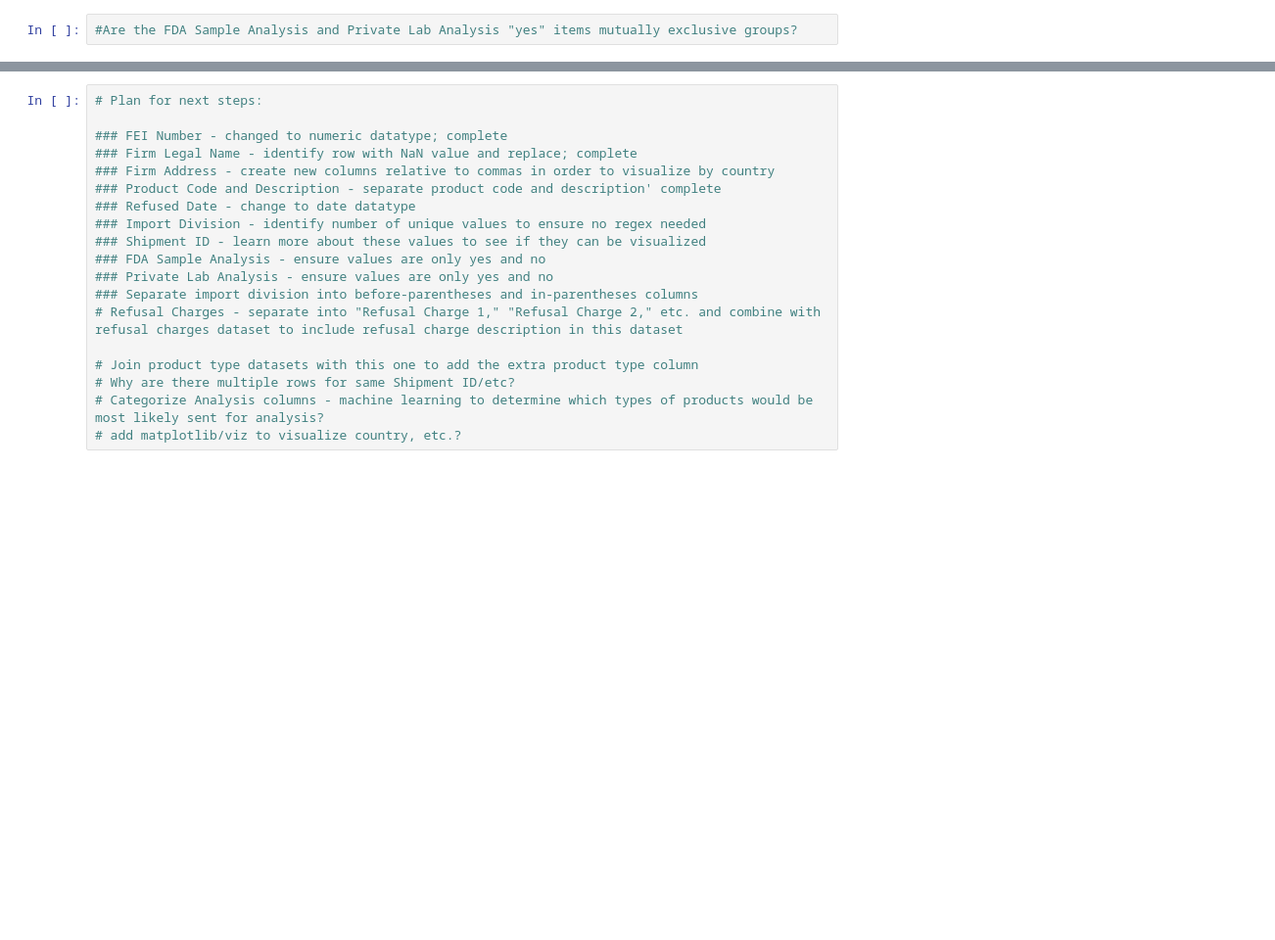
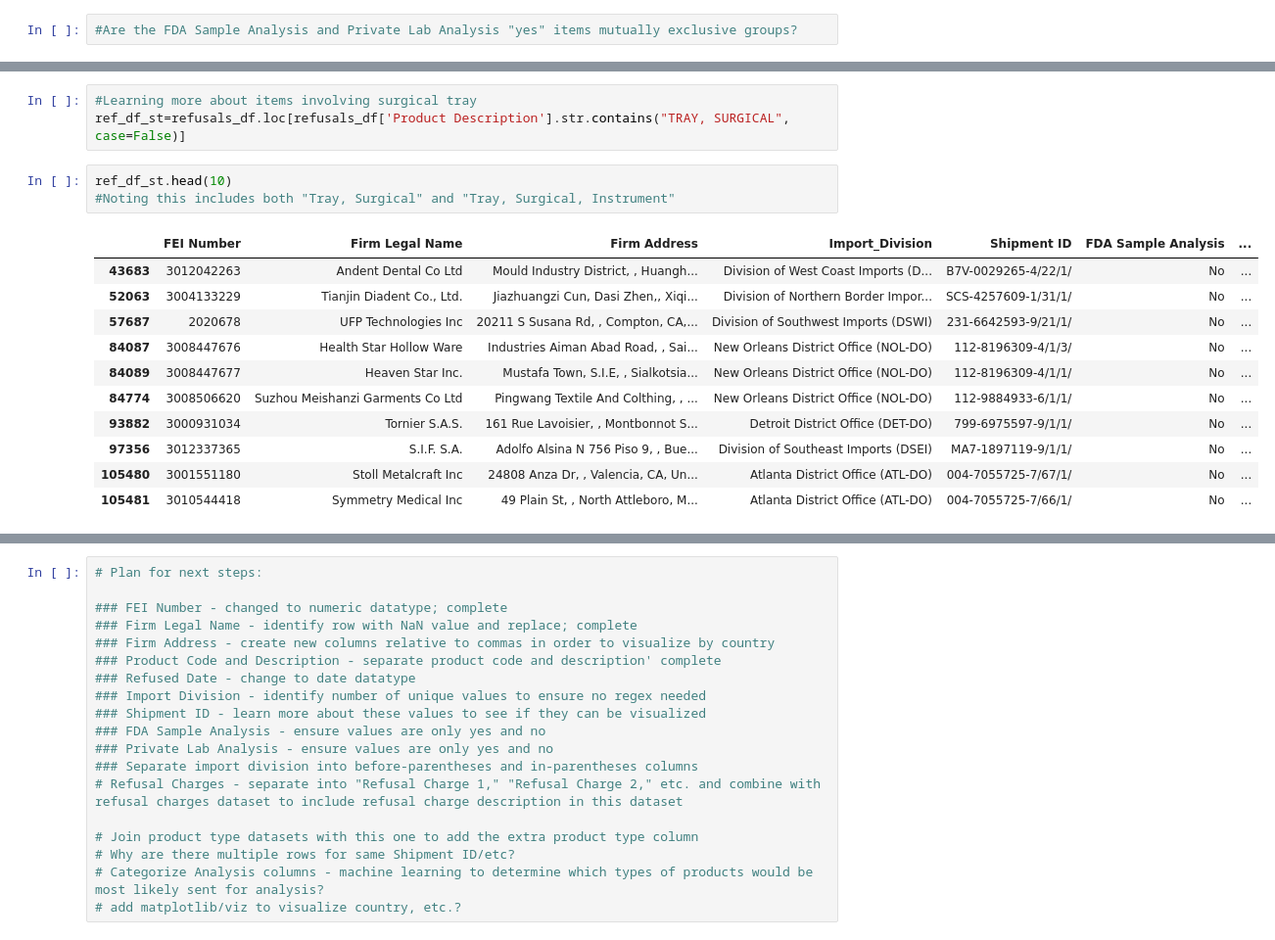
Before and after one commit to d-wiltshire/FDA-Import-Refusals, a Jupyter notebook: fda-import-refusals-cleaning.ipynb, the cells around one changed output, grey strips where cells are left out. Shown: that part at 98% size. Saved outputs shown, nothing was run; the diff lists cells and outputs as text; blank space fills up the shorter version.

```diff
--- a/fda-import-refusals-cleaning.ipynb
+++ b/fda-import-refusals-cleaning.ipynb
@@ -366,0 +413,18 @@ refusals_df.head()
+# %%
+#Learning more about items involving surgical tray
+ref_df_st=refusals_df.loc[refusals_df['Product Description'].str.contains("TRAY, SURGICAL", case=False)]
+# %%
+ref_df_st.head(10)
+#Noting this includes both "Tray, Surgical" and "Tray, Surgical, Instrument"
+# %% [output]
+|  | FEI Number | Firm Legal Name | Firm Address | Import_Division | Shipment ID | FDA Sample Analysis | ... |
+| 43683 | 3012042263 | Andent Dental Co Ltd | Mould Industry District, , Huangh... | Division of West Coast Imports (D... | B7V-0029265-4/22/1/ | No | ... |
+| 52063 | 3004133229 | Tianjin Diadent Co., Ltd. | Jiazhuangzi Cun, Dasi Zhen,, Xiqi... | Division of Northern Border Impor... | SCS-4257609-1/31/1/ | No | ... |
+| 57687 | 2020678 | UFP Technologies Inc | 20211 S Susana Rd, , Compton, CA,... | Division of Southwest Imports (DSWI) | 231-6642593-9/21/1/ | No | ... |
+| 84087 | 3008447676 | Health Star Hollow Ware | Industries Aiman Abad Road, , Sai... | New Orleans District Office (NOL-DO) | 112-8196309-4/1/3/ | No | ... |
+| 84089 | 3008447677 | Heaven Star Inc. | Mustafa Town, S.I.E, , Sialkotsia... | New Orleans District Office (NOL-DO) | 112-8196309-4/1/1/ | No | ... |
+| 84774 | 3008506620 | Suzhou Meishanzi Garments Co Ltd | Pingwang Textile And Colthing, , ... | New Orleans District Office (NOL-DO) | 112-9884933-6/1/1/ | No | ... |
+| 93882 | 3000931034 | Tornier S.A.S. | 161 Rue Lavoisier, , Montbonnot S... | Detroit District Office (DET-DO) | 799-6975597-9/1/1/ | No | ... |
+| 97356 | 3012337365 | S.I.F. S.A. | Adolfo Alsina N 756 Piso 9, , Bue... | Division of Southeast Imports (DSEI) | MA7-1897119-9/1/1/ | No | ... |
+| 105480 | 3001551180 | Stoll Metalcraft Inc | 24808 Anza Dr, , Valencia, CA, Un... | Atlanta District Office (ATL-DO) | 004-7055725-7/67/1/ | No | ... |
+| 105481 | 3010544418 | Symmetry Medical Inc | 49 Plain St, , North Attleboro, M... | Atlanta District Office (ATL-DO) | 004-7055725-7/66/1/ | No | ... |
```
Also changed, not shown: parts of 13 cells of this notebook.
